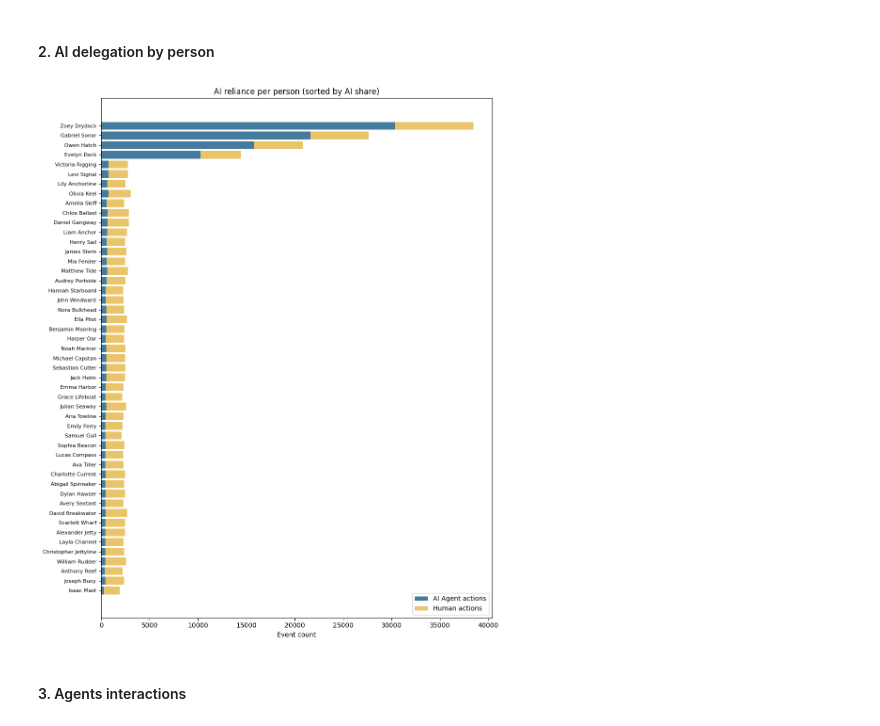
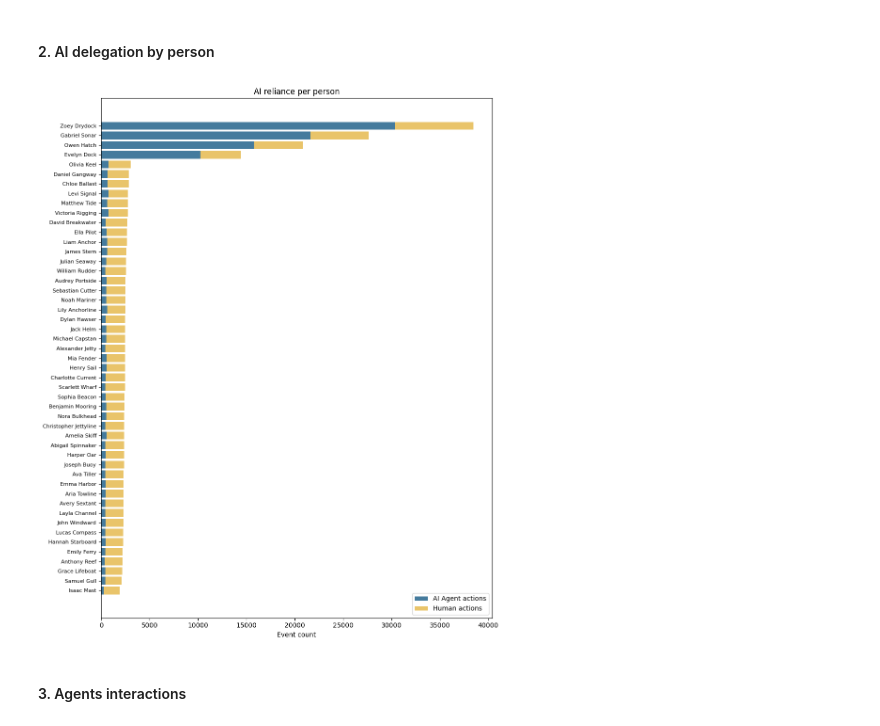
Before and after one commit to paolovasquezg/AI_Forensics, a Jupyter notebook: exploration/eda.ipynb, the cells around one changed output. Drawn from its saved outputs; the diff is of its cells as text; code cells hidden in the pictures.

```diff
--- a/exploration/eda.ipynb
+++ b/exploration/eda.ipynb
@@ -47,36 +68,36 @@ plt.show()
 # %%
 person_human = Counter()
 person_ai = Counter()
 for e in events:
     for p in e["parties"]:
         if p.startswith("Agent/"):
             person_ai[p.replace("Agent/", "")] += 1
         elif p.startswith("person:"):
             person_human[p] += 1
 
 all_people = sorted(set(person_human) | set(person_ai))
 ai_v = [person_ai.get(p, 0) for p in all_people]
 hu_v = [person_human.get(p, 0) for p in all_people]
 totals = [a + h for a, h in zip(ai_v, hu_v)]
-order = np.argsort([a / t if t else 0 for a, t in zip(ai_v, totals)])
+order = np.argsort(totals)
 all_people = [all_people[i] for i in order]
 ai_v = [ai_v[i] for i in order]
 hu_v = [hu_v[i] for i in order]
 
 plabels = [p.replace("person:", "").replace("_", " ").title() for p in all_people]
 y3 = np.arange(len(plabels))
 fig, ax = plt.subplots(figsize=(10, 12))
 ax.barh(y3, ai_v, color="#457B9D", label="AI Agent actions")
 ax.barh(y3, hu_v, left=ai_v, color="#E9C46A", label="Human actions")
 ax.set_yticks(y3)
 ax.set_yticklabels(plabels, fontsize=8)
 ax.set_xlabel("Event count")
-ax.set_title("AI reliance per person (sorted by AI share)")
+ax.set_title("AI reliance per person")
 ax.legend()
 plt.tight_layout()
 plt.show()
 # %% [output]
-[figure, old version]
+[figure, new version]
 # %% [markdown]
 #### 3. Agents interactions
 # %%
```
Also changed, not shown: parts of 13 cells of this notebook, 15 other files.
